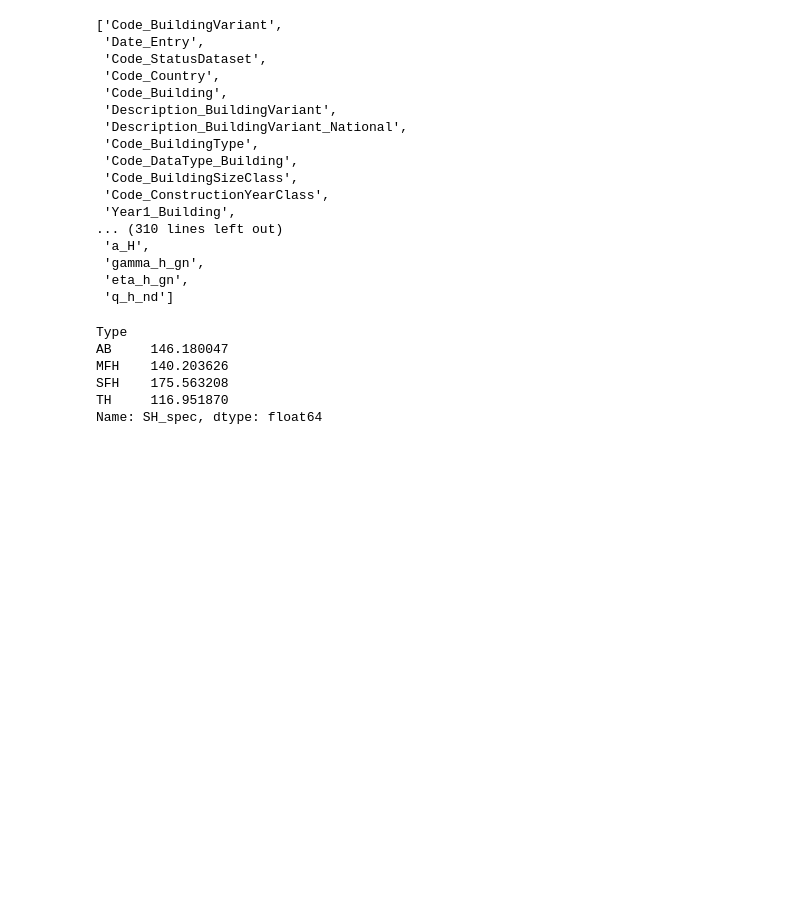
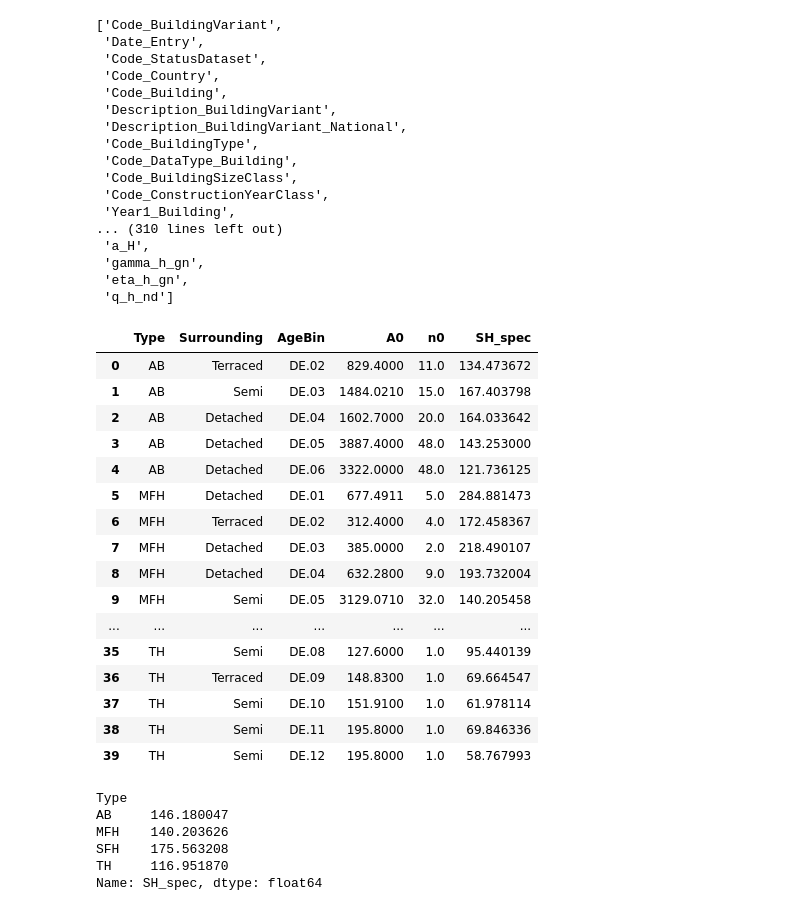
Before and after one commit to NV717/tsib_simuflex, a Jupyter notebook: Generation_Manifest.ipynb, the cells around one changed output. Saved outputs shown, nothing was run; the diff lists cells and outputs as text; code cells hidden in the pictures; blank space fills up the shorter version.

```diff
--- a/Generation_Manifest.ipynb
+++ b/Generation_Manifest.ipynb
@@ -76,6 +55,26 @@ list(df.columns)
 # %%
 combis = episcope_combis(r"tsib\data\episcope\episcope.csv", "DE", ["SFH","MFH","TH","AB"])
 combis_df = pd.DataFrame(combis)
+# %%
+combis_df
+# %% [output]
+|  | Type | Surrounding | AgeBin | A0 | n0 | SH_spec |
+| 0 | AB | Terraced | DE.02 | 829.4000 | 11.0 | 134.473672 |
+| 1 | AB | Semi | DE.03 | 1484.0210 | 15.0 | 167.403798 |
+| 2 | AB | Detached | DE.04 | 1602.7000 | 20.0 | 164.033642 |
+| 3 | AB | Detached | DE.05 | 3887.4000 | 48.0 | 143.253000 |
+| 4 | AB | Detached | DE.06 | 3322.0000 | 48.0 | 121.736125 |
+| 5 | MFH | Detached | DE.01 | 677.4911 | 5.0 | 284.881473 |
+| 6 | MFH | Terraced | DE.02 | 312.4000 | 4.0 | 172.458367 |
+| 7 | MFH | Detached | DE.03 | 385.0000 | 2.0 | 218.490107 |
+| 8 | MFH | Detached | DE.04 | 632.2800 | 9.0 | 193.732004 |
+| 9 | MFH | Semi | DE.05 | 3129.0710 | 32.0 | 140.205458 |
+| ... | ... | ... | ... | ... | ... | ... |
+| 35 | TH | Semi | DE.08 | 127.6000 | 1.0 | 95.440139 |
+| 36 | TH | Terraced | DE.09 | 148.8300 | 1.0 | 69.664547 |
+| 37 | TH | Semi | DE.10 | 151.9100 | 1.0 | 61.978114 |
+| 38 | TH | Semi | DE.11 | 195.8000 | 1.0 | 69.846336 |
+| 39 | TH | Semi | DE.12 | 195.8000 | 1.0 | 58.767993 |
 # %%
 combis_df.groupby("Type")["SH_spec"].mean()
 # %% [output]
```
Also changed, not shown: parts of 5 cells of this notebook, 1 other file.
